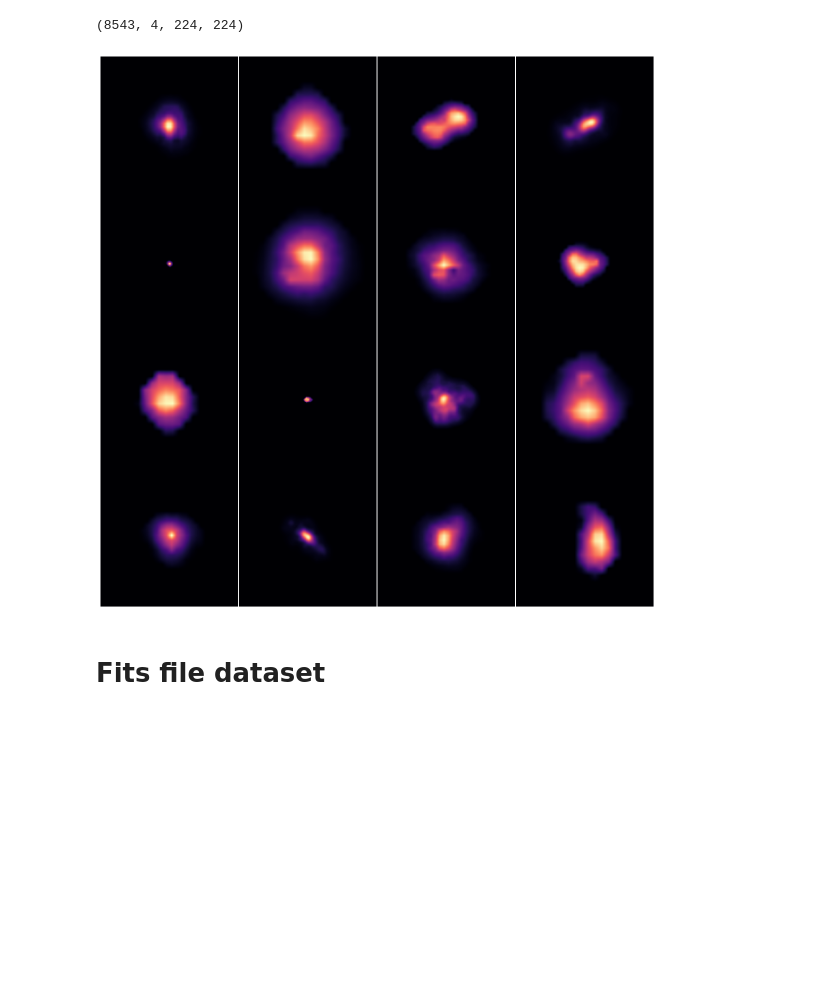
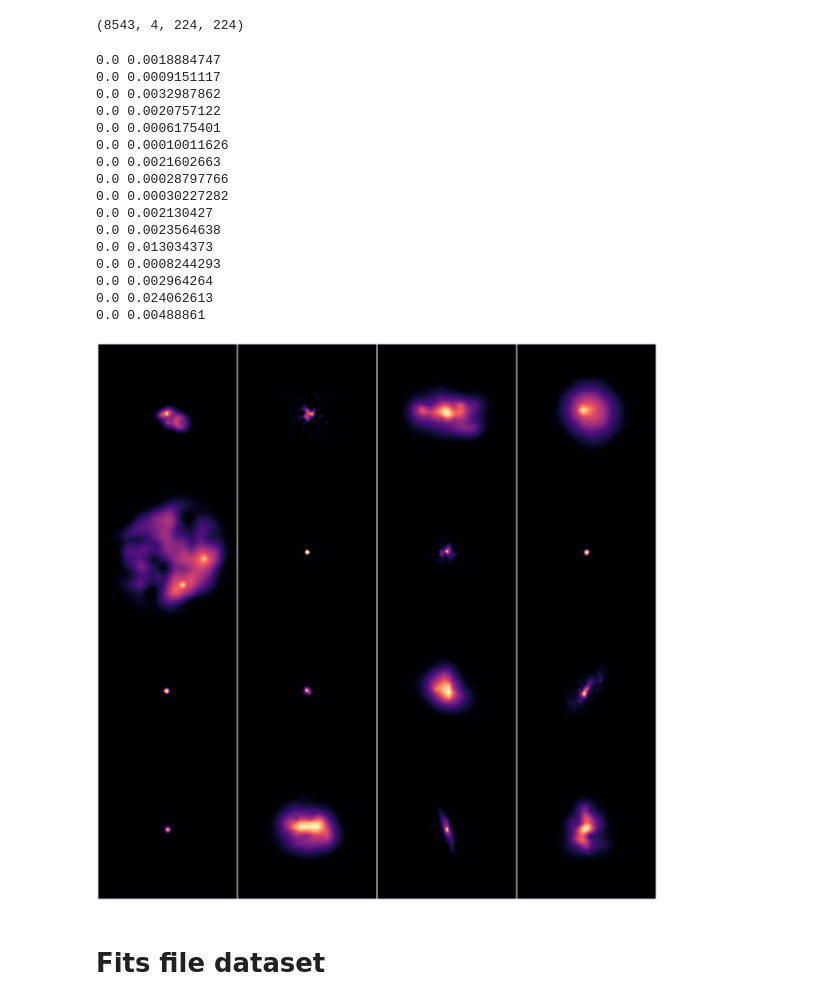
Before and after one commit to AlexandreAdam/hst_diffusion_project, a Jupyter notebook: data_visualization.ipynb, the cells around one changed output. Saved outputs shown, nothing was run; the diff lists cells and outputs as text; code cells hidden in the pictures; blank space fills up the shorter version.

```diff
--- a/data_visualization.ipynb
+++ b/data_visualization.ipynb
@@ -42,17 +42,35 @@ hf["hudf_resized"].shape
 # %%
 B = 16
 band = 2
 k = np.random.randint(len(hf["hudf_resized"]) - B)
 
 fig, axs = plt.subplots(4, 4, figsize=(16, 16))
 for i in range(4):
     for j in range(4):
         ki = i * 4 + j
-        axs[i, j].imshow(hf["hudf_resized"][k+ki, band], cmap="magma")
+        img = hf["hudf_resized"][k+ki, band]
+        print(img.min(), img.max())
+        axs[i, j].imshow(img, cmap="magma")
         axs[i, j].axis("off")
 plt.subplots_adjust(hspace=0, wspace=0)
 # %% [output]
+0.0 0.0018884747
+0.0 0.0009151117
+0.0 0.0032987862
+0.0 0.0020757122
+0.0 0.0006175401
+0.0 0.00010011626
+0.0 0.0021602663
+0.0 0.00028797766
+0.0 0.00030227282
+0.0 0.002130427
+0.0 0.0023564638
+0.0 0.013034373
+0.0 0.0008244293
+0.0 0.002964264
+0.0 0.024062613
+0.0 0.00488861
-[figure, old version]
+[figure, new version]
 # %% [markdown]
 # Fits file dataset
 # %%
```
Also changed, not shown: 4 other files.
